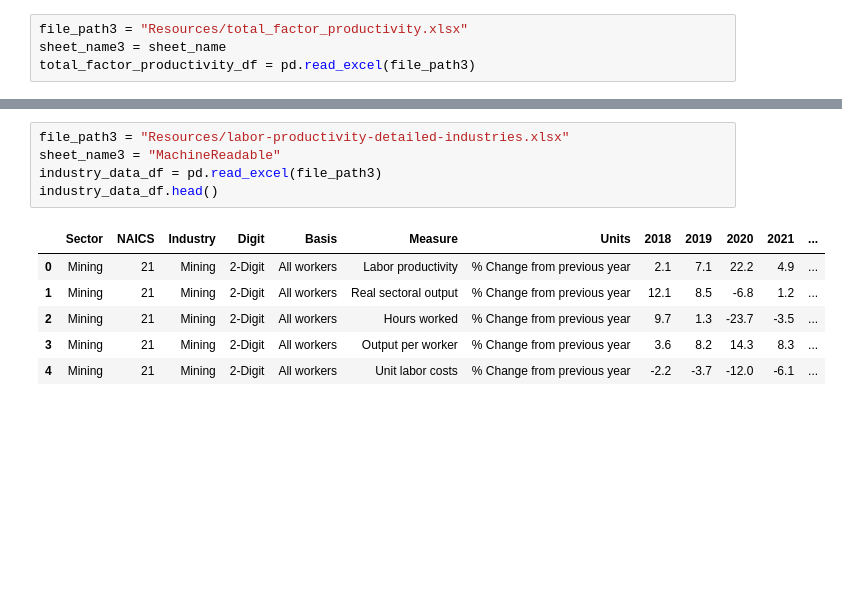
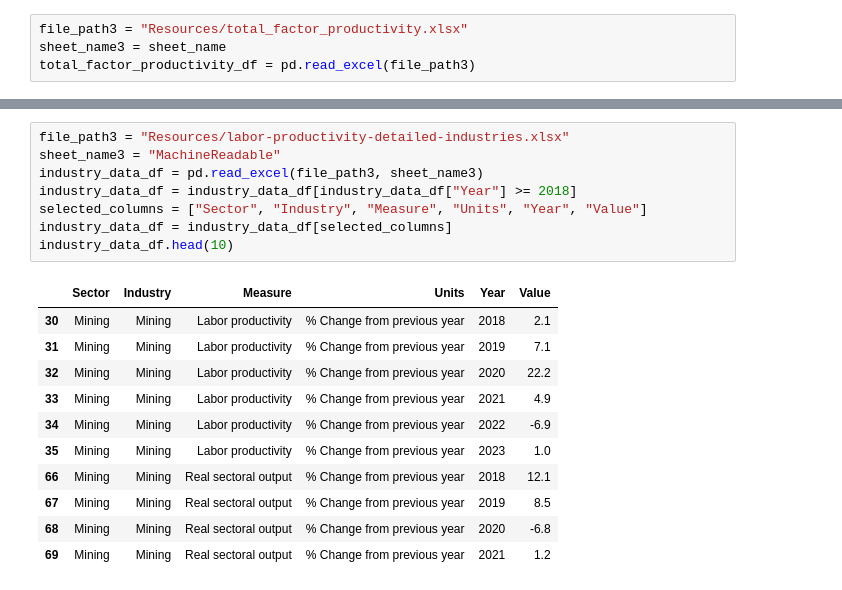
Before and after one commit to katmr27/class_project_1-, a Jupyter notebook: Class_Project_1_Starter.ipynb, the cells around one changed output, grey strips where cells are left out. Drawn from its saved outputs; the diff is of its cells as text; blank space fills up the shorter version.

Commit message:
Class project file edit. Added new dataframes to mess around with

```diff
--- a/Class_Project_1_Starter.ipynb
+++ b/Class_Project_1_Starter.ipynb
@@ -92,13 +172,21 @@ total_factor_productivity_df
 # %%
 file_path3 = "Resources/labor-productivity-detailed-industries.xlsx"
 sheet_name3 = "MachineReadable"
-industry_data_df = pd.read_excel(file_path3)
-industry_data_df.head()
+industry_data_df = pd.read_excel(file_path3, sheet_name3)
+industry_data_df = industry_data_df[industry_data_df["Year"] >= 2018]
+selected_columns = ["Sector", "Industry", "Measure", "Units", "Year", "Value"]
+industry_data_df = industry_data_df[selected_columns]
+industry_data_df.head(10)
 # %% [output]
-|  | Sector | NAICS | Industry | Digit | Basis | Measure | Units | 2018 | 2019 | 2020 | 2021 | ... |
-| 0 | Mining | 21 | Mining | 2-Digit | All workers | Labor productivity | % Change from previous year | 2.1 | 7.1 | 22.2 | 4.9 | ... |
-| 1 | Mining | 21 | Mining | 2-Digit | All workers | Real sectoral output | % Change from previous year | 12.1 | 8.5 | -6.8 | 1.2 | ... |
-| 2 | Mining | 21 | Mining | 2-Digit | All workers | Hours worked | % Change from previous year | 9.7 | 1.3 | -23.7 | -3.5 | ... |
-| 3 | Mining | 21 | Mining | 2-Digit | All workers | Output per worker | % Change from previous year | 3.6 | 8.2 | 14.3 | 8.3 | ... |
-| 4 | Mining | 21 | Mining | 2-Digit | All workers | Unit labor costs | % Change from previous year | -2.2 | -3.7 | -12.0 | -6.1 | ... |
+|  | Sector | Industry | Measure | Units | Year | Value |
+| 30 | Mining | Mining | Labor productivity | % Change from previous year | 2018 | 2.1 |
+| 31 | Mining | Mining | Labor productivity | % Change from previous year | 2019 | 7.1 |
+| 32 | Mining | Mining | Labor productivity | % Change from previous year | 2020 | 22.2 |
+| 33 | Mining | Mining | Labor productivity | % Change from previous year | 2021 | 4.9 |
+| 34 | Mining | Mining | Labor productivity | % Change from previous year | 2022 | -6.9 |
+| 35 | Mining | Mining | Labor productivity | % Change from previous year | 2023 | 1.0 |
+| 66 | Mining | Mining | Real sectoral output | % Change from previous year | 2018 | 12.1 |
+| 67 | Mining | Mining | Real sectoral output | % Change from previous year | 2019 | 8.5 |
+| 68 | Mining | Mining | Real sectoral output | % Change from previous year | 2020 | -6.8 |
+| 69 | Mining | Mining | Real sectoral output | % Change from previous year | 2021 | 1.2 |
 # %%
```
Also changed, not shown: parts of 6 cells of this notebook, 2 other files.
